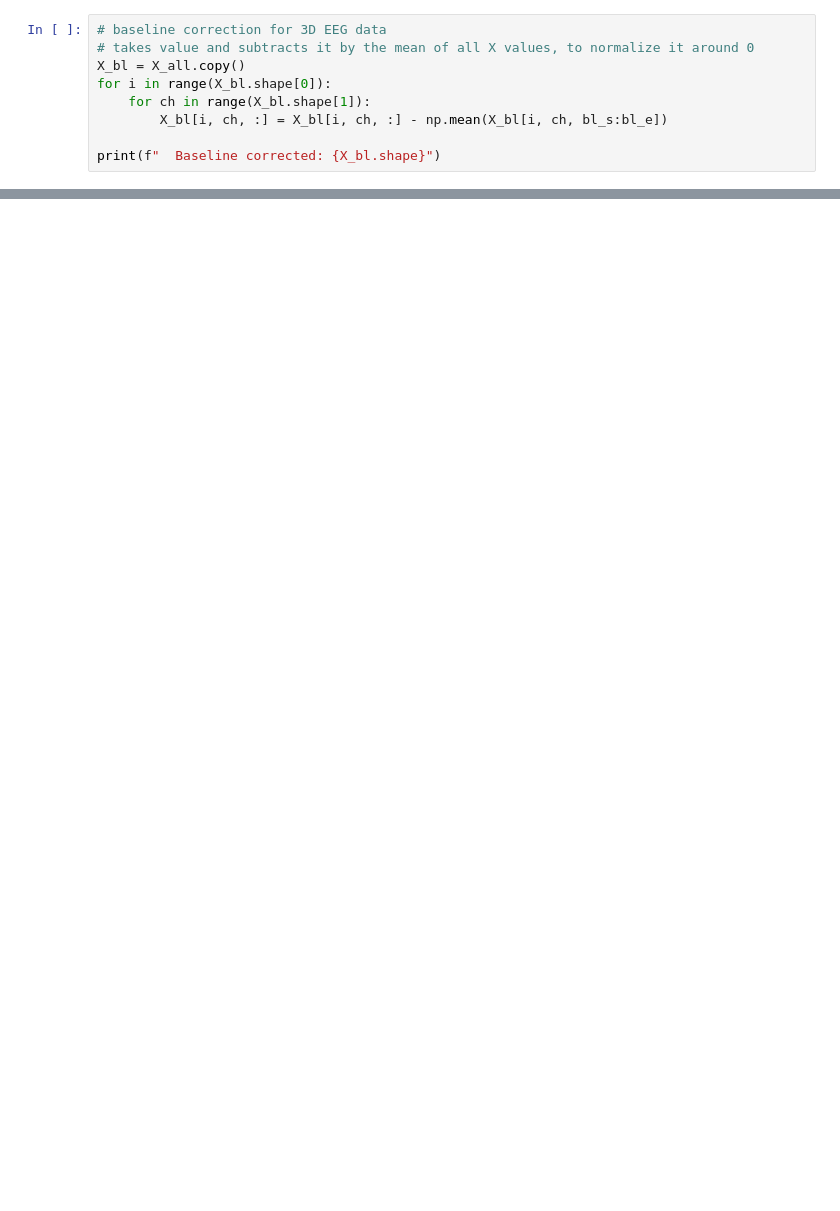
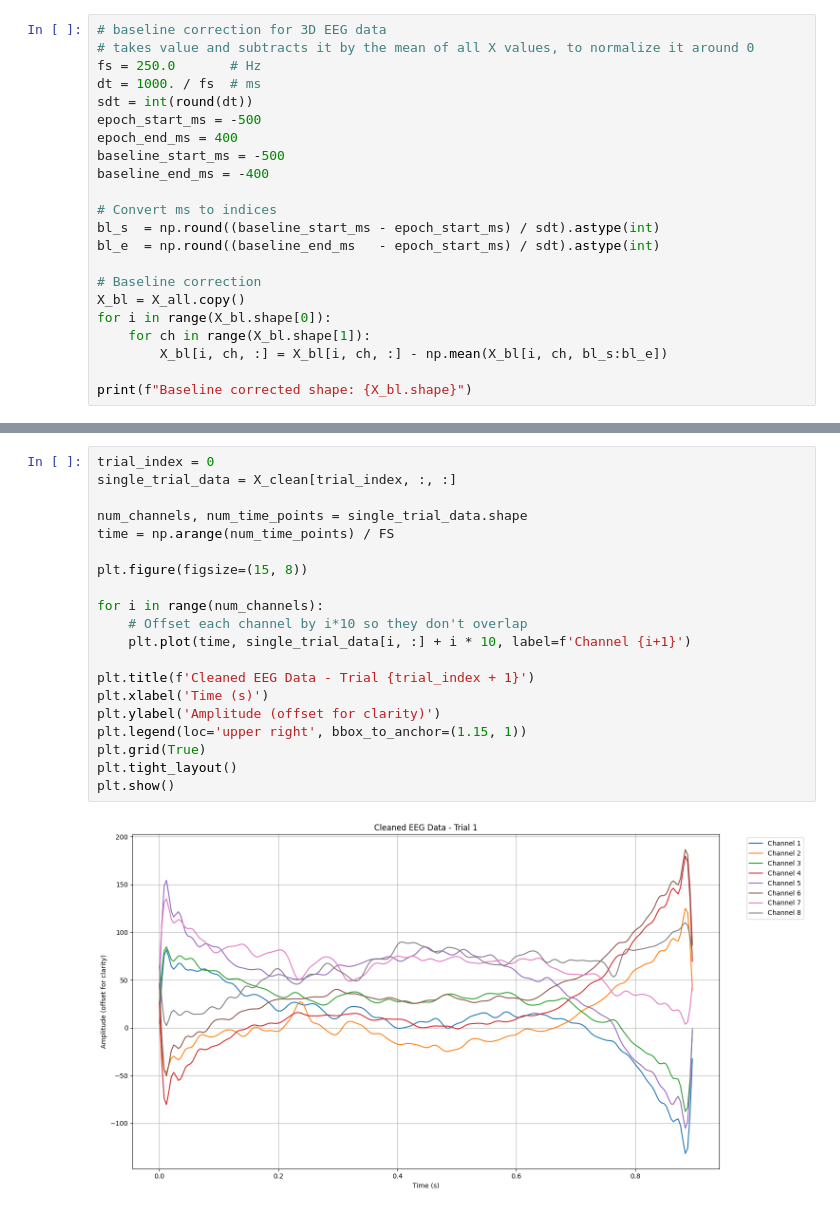
Before and after one commit to earanda4/COGS-189-Error-Prediction, a Jupyter notebook: eda.ipynb, the cells around one changed output, grey strips where cells are left out. Cells and saved outputs as stored; diff of their text form; blank space fills up the shorter version.

Commit message:
includes manya's filtering, plot, and feature extraction

```diff
--- a/eda.ipynb
+++ b/eda.ipynb
@@ -146,10 +153,23 @@ cor_idx = np.where(y_all == 0)[0]
 # %%
 # baseline correction for 3D EEG data
 # takes value and subtracts it by the mean of all X values, to normalize it around 0
+fs = 250.0       # Hz
+dt = 1000. / fs  # ms
+sdt = int(round(dt))
+epoch_start_ms = -500
+epoch_end_ms = 400
+baseline_start_ms = -500
+baseline_end_ms = -400
+
+# Convert ms to indices
+bl_s  = np.round((baseline_start_ms - epoch_start_ms) / sdt).astype(int)
+bl_e  = np.round((baseline_end_ms   - epoch_start_ms) / sdt).astype(int)
+
+# Baseline correction
 X_bl = X_all.copy()
 for i in range(X_bl.shape[0]):
     for ch in range(X_bl.shape[1]):
         X_bl[i, ch, :] = X_bl[i, ch, :] - np.mean(X_bl[i, ch, bl_s:bl_e])
 
-print(f"  Baseline corrected: {X_bl.shape}")
+print(f"Baseline corrected shape: {X_bl.shape}")
 # %% [output]
@@ -156,0 +215,22 @@ print(f"  Baseline corrected: {X_bl.shape}")
+# %%
+trial_index = 0
+single_trial_data = X_clean[trial_index, :, :]
+
+num_channels, num_time_points = single_trial_data.shape
+time = np.arange(num_time_points) / FS
+
+plt.figure(figsize=(15, 8))
+
+for i in range(num_channels):
+    # Offset each channel by i*10 so they don't overlap
+    plt.plot(time, single_trial_data[i, :] + i * 10, label=f'Channel {i+1}')
+
+plt.title(f'Cleaned EEG Data - Trial {trial_index + 1}')
+plt.xlabel('Time (s)')
+plt.ylabel('Amplitude (offset for clarity)')
+plt.legend(loc='upper right', bbox_to_anchor=(1.15, 1))
+plt.grid(True)
+plt.tight_layout()
+plt.show()
+# %% [output]
+[figure, added]
```
Also changed, not shown: parts of 7 cells of this notebook.
